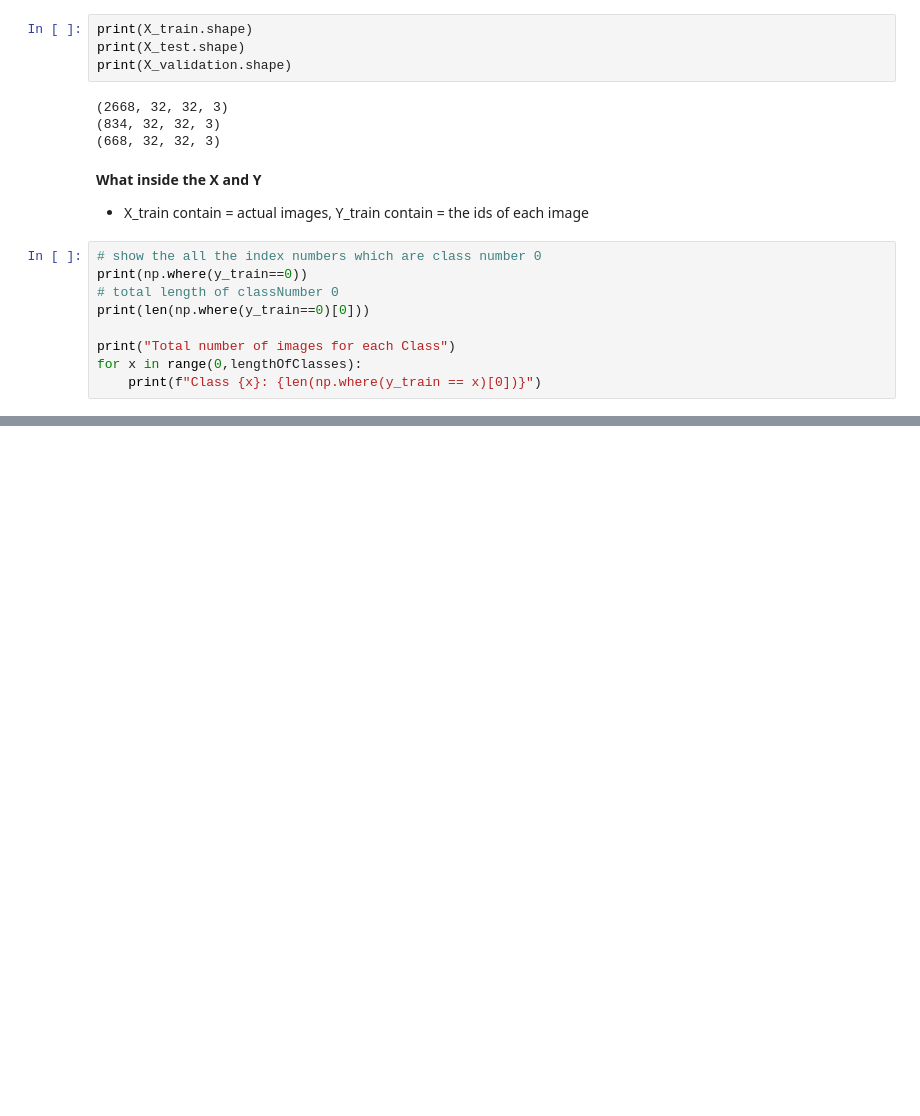
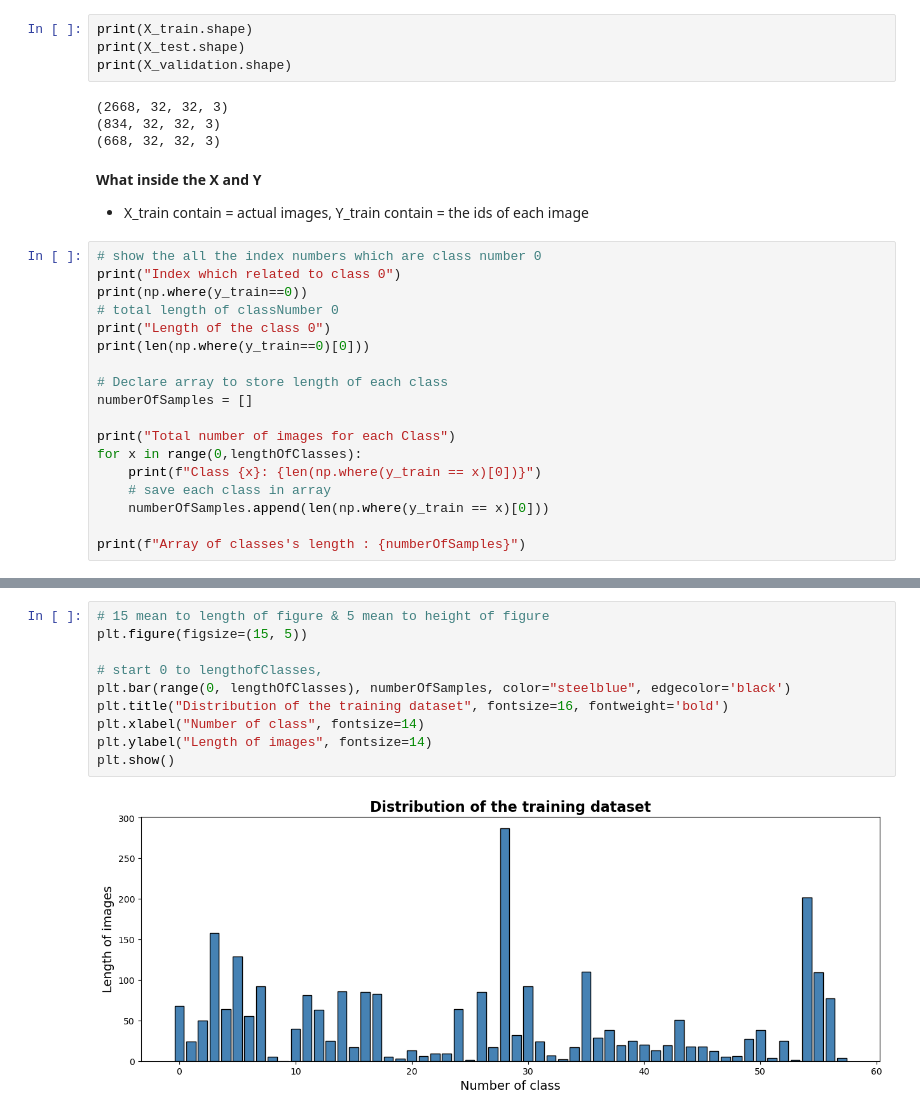
Before and after one commit to AungChan40685540/Traffic_Sign_40685540, a Jupyter notebook: TrafficSign_result.ipynb, the cells around one changed output, grey strips where cells are left out. Drawn from its saved outputs; the diff is of its cells as text; blank space fills up the shorter version.

Commit message:
Virtualize the number of class by its length

```diff
--- a/TrafficSign_result.ipynb
+++ b/TrafficSign_result.ipynb
@@ -147,11 +147,20 @@ print(X_validation.shape)
 - X_train contain = actual images, Y_train contain = the ids of each image
 # %%
 # show the all the index numbers which are class number 0
+print("Index which related to class 0")
 print(np.where(y_train==0))
 # total length of classNumber 0
+print("Length of the class 0")
 print(len(np.where(y_train==0)[0]))
+
+# Declare array to store length of each class
+numberOfSamples = []
 
 print("Total number of images for each Class")
 for x in range(0,lengthOfClasses):
     print(f"Class {x}: {len(np.where(y_train == x)[0])}")
+    # save each class in array
+    numberOfSamples.append(len(np.where(y_train == x)[0]))
+
+print(f"Array of classes's length : {numberOfSamples}")
 # %% [output]
@@ -174,0 +193,12 @@ Class 57: 4
+# %%
+# 15 mean to length of figure & 5 mean to height of figure
+plt.figure(figsize=(15, 5))
+
+# start 0 to lengthofClasses,
+plt.bar(range(0, lengthOfClasses), numberOfSamples, color="steelblue", edgecolor='black')
+plt.title("Distribution of the training dataset", fontsize=16, fontweight='bold')
+plt.xlabel("Number of class", fontsize=14)
+plt.ylabel("Length of images", fontsize=14)
+plt.show()
+# %% [output]
+[figure, added]
```
Also changed, not shown: parts of 3 cells of this notebook.
